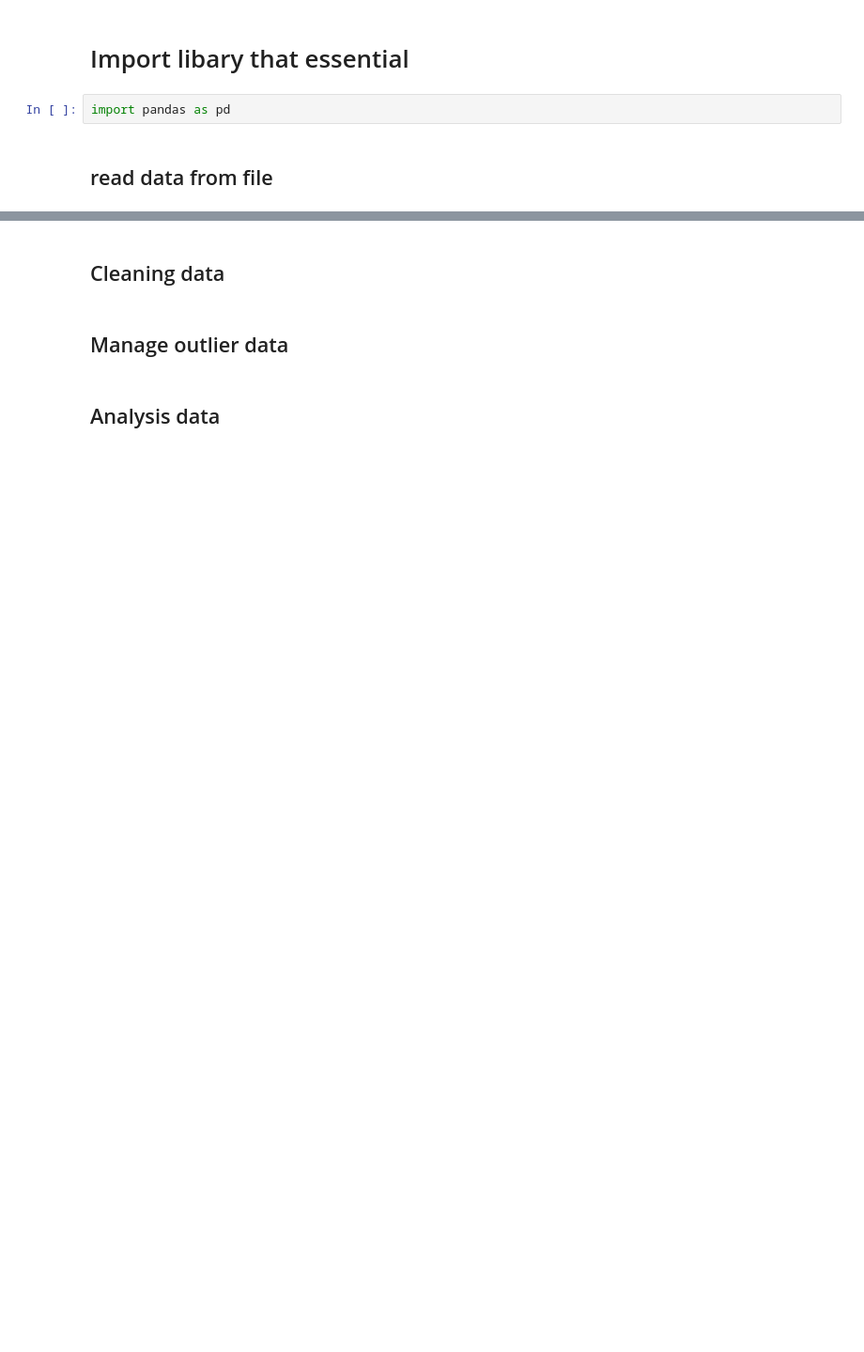
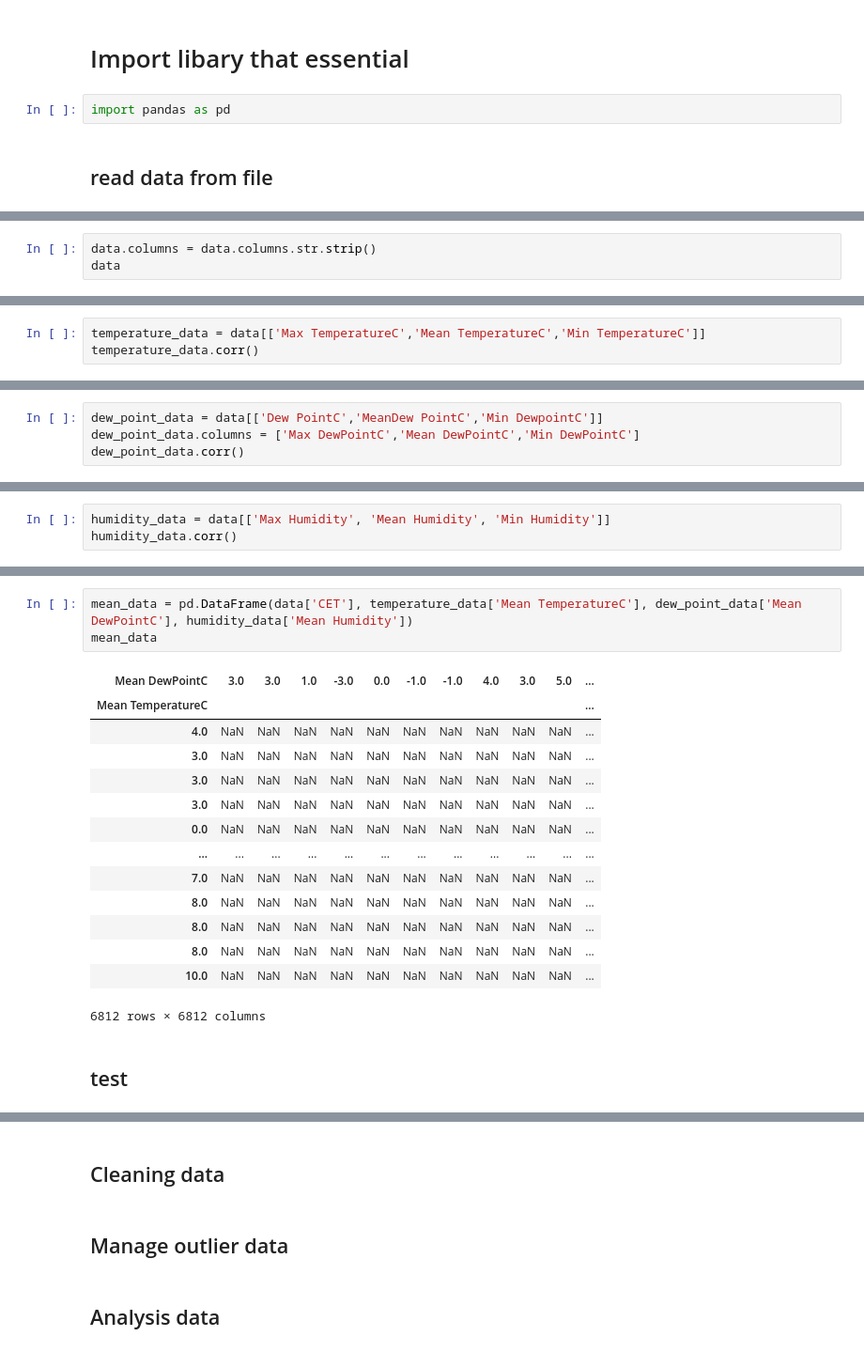
Before and after one commit to nnyPRO/Daily_Weather, a Jupyter notebook: code/analyze_data.ipynb, the cells around one changed output, grey strips where cells are left out. Shown at 94% size. Drawn from its saved outputs; the diff is of its cells as text; blank space fills up the shorter version.

```diff
--- a/code/analyze_data.ipynb
+++ b/code/analyze_data.ipynb
@@ -23,0 +20,3 @@ data
+# %%
+data.columns = data.columns.str.strip()
+data
@@ -23,0 +40,3 @@ data
+# %%
+temperature_data = data[['Max TemperatureC','Mean TemperatureC','Min TemperatureC']]
+temperature_data.corr()
@@ -23,0 +48,4 @@ data
+# %%
+dew_point_data = data[['Dew PointC','MeanDew PointC','Min DewpointC']]
+dew_point_data.columns = ['Max DewPointC','Mean DewPointC','Min DewPointC']
+dew_point_data.corr()
@@ -23,0 +57,3 @@ data
+# %%
+humidity_data = data[['Max Humidity', 'Mean Humidity', 'Min Humidity']]
+humidity_data.corr()
@@ -23,0 +117,20 @@ data
+# %%
+mean_data = pd.DataFrame(data['CET'], temperature_data['Mean TemperatureC'], dew_point_data['Mean DewPointC'], humidity_data['Mean Humidity'])
+mean_data
+# %% [output]
+| Mean DewPointC | 3.0 | 3.0 | 1.0 | -3.0 | 0.0 | -1.0 | -1.0 | 4.0 | 3.0 | 5.0 | ... |
+| Mean TemperatureC |  |  |  |  |  |  |  |  |  |  | ... |
+| 4.0 | NaN | NaN | NaN | NaN | NaN | NaN | NaN | NaN | NaN | NaN | ... |
+| 3.0 | NaN | NaN | NaN | NaN | NaN | NaN | NaN | NaN | NaN | NaN | ... |
+| 3.0 | NaN | NaN | NaN | NaN | NaN | NaN | NaN | NaN | NaN | NaN | ... |
+| 3.0 | NaN | NaN | NaN | NaN | NaN | NaN | NaN | NaN | NaN | NaN | ... |
+| 0.0 | NaN | NaN | NaN | NaN | NaN | NaN | NaN | NaN | NaN | NaN | ... |
+| ... | ... | ... | ... | ... | ... | ... | ... | ... | ... | ... | ... |
+| 7.0 | NaN | NaN | NaN | NaN | NaN | NaN | NaN | NaN | NaN | NaN | ... |
+| 8.0 | NaN | NaN | NaN | NaN | NaN | NaN | NaN | NaN | NaN | NaN | ... |
+| 8.0 | NaN | NaN | NaN | NaN | NaN | NaN | NaN | NaN | NaN | NaN | ... |
+| 8.0 | NaN | NaN | NaN | NaN | NaN | NaN | NaN | NaN | NaN | NaN | ... |
+| 10.0 | NaN | NaN | NaN | NaN | NaN | NaN | NaN | NaN | NaN | NaN | ... |
+6812 rows × 6812 columns
+# %% [markdown]
+## test
```
Also changed, not shown: parts of 11 cells of this notebook.
